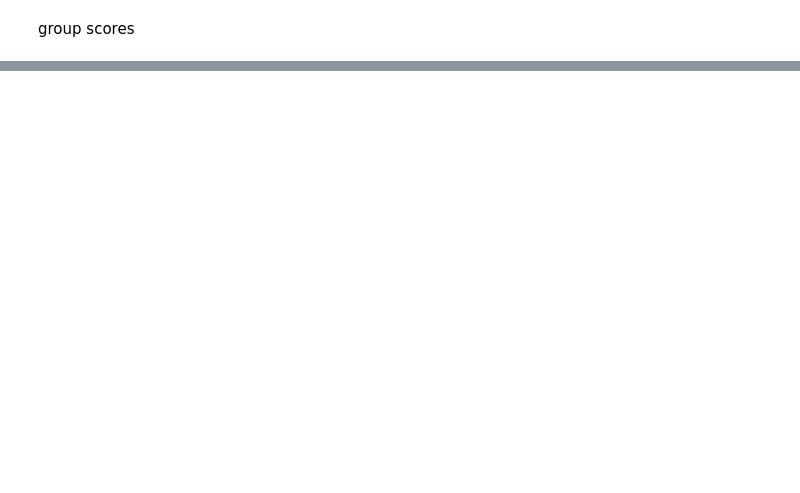
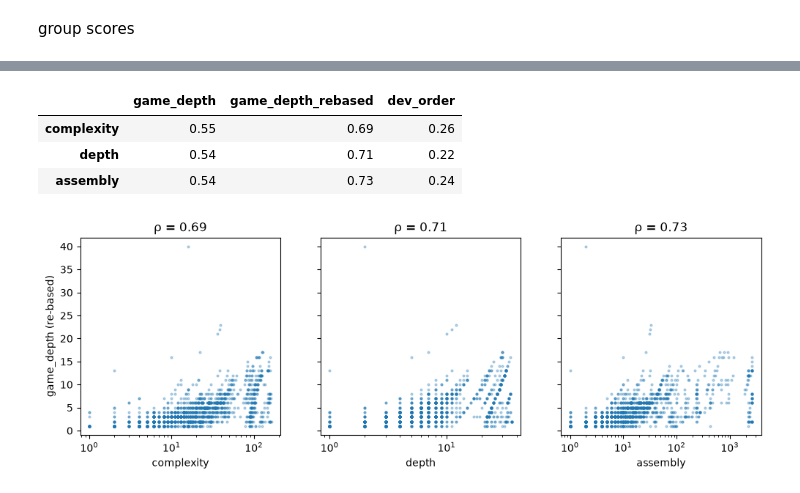
Before and after one commit to caleb-chandler/complexity_index, a Jupyter notebook: data_eval.ipynb, the cells around one changed output, grey strips where cells are left out. Drawn from its saved outputs; the diff is of its cells as text; code cells hidden in the pictures; blank space fills up the shorter version.

```diff
--- a/data_eval.ipynb
+++ b/data_eval.ipynb
@@ -40,0 +344,24 @@ group scores
+# %%
+o = pd.read_csv(ohol_path / 'items.csv').set_index('item')
+G = nx.read_edgelist(ohol_path / 'recipes_edgelist.csv', delimiter=',', create_using=nx.DiGraph)
+starts = set(o.index[o.base == 1])
+o['start_depth'] = [max((o.game_depth[b] for b in nx.ancestors(G, n) & starts), default=o.game_depth[n]) for n in o.index]
+o['game_depth_rebased'] = o.game_depth - o.start_depth
+o['dev_order'] = o.object_ids.astype(str).str.split().apply(lambda ids: min(map(int, ids)))
+
+v = S['OHOL'].join(o)[lambda d: d.base == 0]
+display(pd.DataFrame({p: v[METRICS].corrwith(v[p], method='spearman')
+                      for p in ['game_depth', 'game_depth_rebased', 'dev_order']}).round(2))
+
+fig, axes = plt.subplots(1, 3, figsize=(12, 3.5), sharey=True)
+for ax, m in zip(axes, METRICS):
+    ax.scatter(v[m], v.game_depth_rebased, s=4, alpha=.3)
+    ax.set(xscale='log', xlabel=m, title=f'ρ = {v[m].corr(v.game_depth_rebased, method="spearman"):.2f}')
+axes[0].set_ylabel('game_depth (re-based)')
+plt.show()
+# %% [output]
+|  | game_depth | game_depth_rebased | dev_order |
+| complexity | 0.55 | 0.69 | 0.26 |
+| depth | 0.54 | 0.71 | 0.22 |
+| assembly | 0.54 | 0.73 | 0.24 |
+[figure, added]
```
Also changed, not shown: parts of 20 cells of this notebook, 4 other files.
